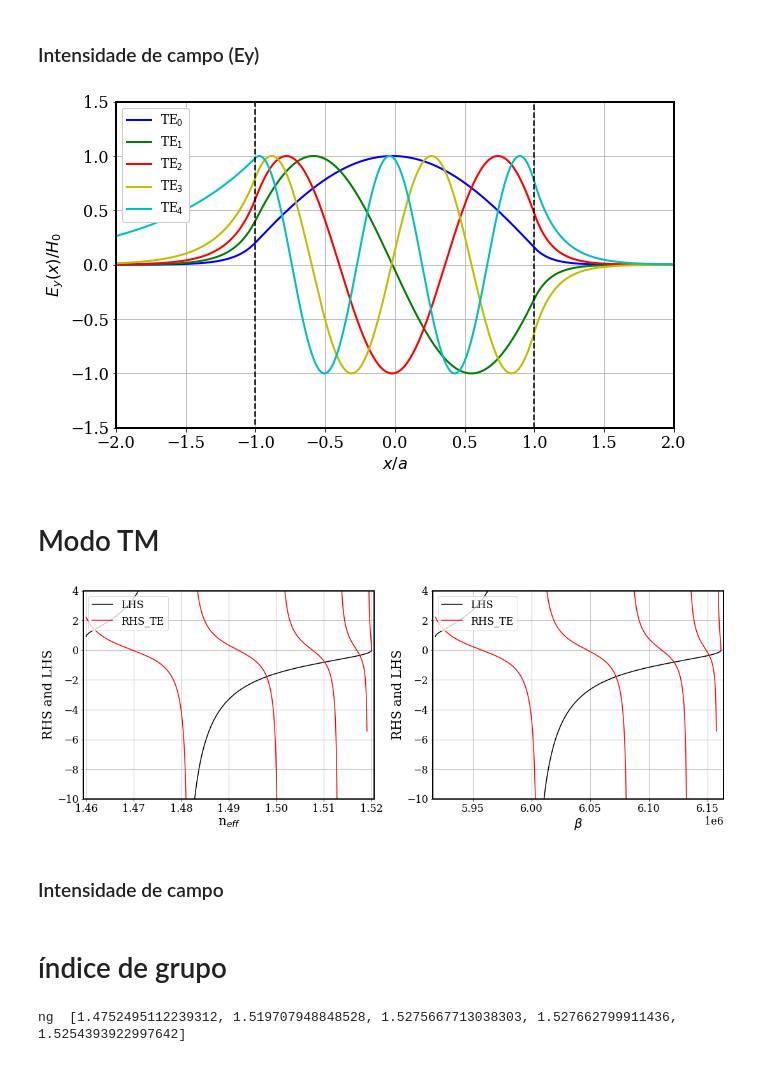
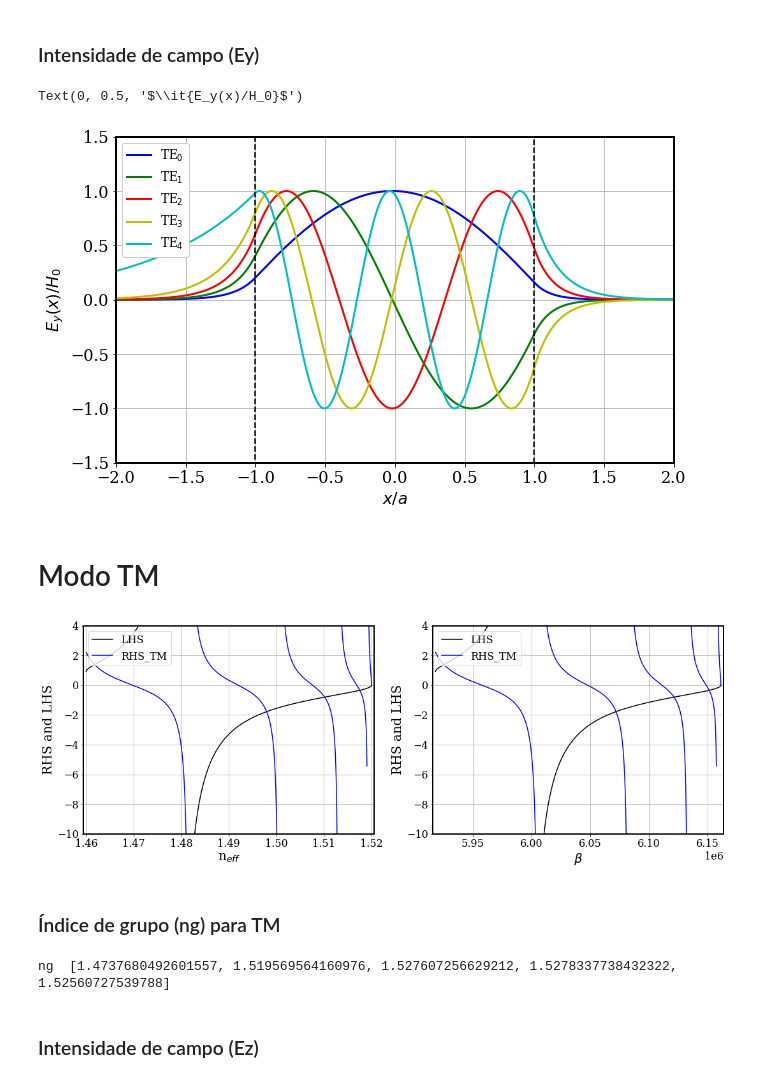
Before and after one commit to CaioRodrigues200/TEEE-2021.1, a Jupyter notebook: Subject Exercises/Exercício 02/Ex2.ipynb, the cells around one changed output. Drawn from its saved outputs; the diff is of its cells as text; code cells hidden in the pictures.

```diff
--- a/Subject Exercises/Exercício 02/Ex2.ipynb
+++ b/Subject Exercises/Exercício 02/Ex2.ipynb
@@ -22,11 +21,15 @@ a = 4e-6
 lmbd = 1550e-9
 c0 = 299792458
 k0 = 2*np.pi/lmbd
+n_diff = nf - ns
+
 pc = (nf**2)/(nc**2)
 ps = (nf**2)/(ns**2)
+
 AbNum = np.sqrt(nf**2-ns**2)
 V = a*k0*AbNum
 delta = (ns**2 - nc**2)/(nf**2 - ns**2)
+
 colors = ['b', 'g', 'r', 'y', 'c', 'blue','k']
 u0 = 4*np.pi*1e-7
 e0 = 1/(u0 * c0**2)
@@ -159,18 +182,15 @@ font3 = {'family' : 'serif',
 figure2 = plt.figure(figsize=(10,6))
 plt.rc('font',**font3)
 
-# Código disponibilizado por Adolfo H.
+# Código altamente baseado no repositório do professor Adolfo H.
 
 Ho = 1
 for i in range(MTE):
     mi.append(omega*np.pi*4e-7/beta_array[i])
     phi = 0.5*(i*np.pi + np.arctan(alc_array[i]/kf_array[i]) - np.arctan(als_array[i]/kf_array[i]))
-    Eyc2 = Ho*omega*mi[i] * 1/alc_array[i] * np.sin(kf_array[i] * a  + phi) * np.exp(-alc_array[i] * (xte2 - a)) # cladding
-    Eyc  = Ho*omega*mi[i] * 1/kf_array[i]  * np.cos(kf_array[i] * xte + phi)  # core
-    Eyc1 = Ho*omega*mi[i] * 1/als_array[i] * np.sin(kf_array[i] * a  - phi) * np.exp(als_array[i] * (xte1 + a)) # substract
-    #Eyc2 = Ho*omega*mi * 1/alcTE[i] * np.sin(kfTE[i] * a  + phi) * np.exp(-alcTE[i] * (xc2 - a)) # cladding
-    #Eyc  = Ho*omega*mi * 1/kfTE[i]  * np.cos(kfTE[i] * xn + phi)  # core
-    #Eyc1 = Ho*omega*mi * 1/alsTE[i] * np.sin(kfTE[i] * a  - phi) * np.exp(alsTE[i] * (xc1 + a)) # substract
+    Eyc2 = Ho*omega*mi[i] * (1/alc_array[i]) * np.sin(kf_array[i] * a  + phi) * np.exp(-alc_array[i] * (xte2 - a)) # cladding
+    Eyc  = Ho*omega*mi[i] * (1/kf_array[i])  * np.cos(kf_array[i] * xte + phi)  # core
+    Eyc1 = Ho*omega*mi[i] * (1/als_array[i]) * np.sin(kf_array[i] * a  - phi) * np.exp(als_array[i] * (xte1 + a)) # substract
     Eyc = np.concatenate([Eyc1,Eyc,Eyc2])
     maxEyc = np.max(Eyc)
     plt.plot(np.concatenate([xte1,xte,xte2])/a, Eyc/maxEyc, label = 'TE$_{%d}$' %(i), linewidth = 2, color = colors[i])
@@ -182,9 +202,8 @@ plt.plot(np.array([1, 1, -1, -1, 1]), np.array([-1.5, 1.5, 1.5, -1.5, -1.5]), 'k
 plt.legend(loc = 'upper left', framealpha = 1, fontsize = 12)
 plt.xlabel(r'$\it{x/a}$')
 plt.ylabel(r'$\it{E_y(x)/H_0}$')
-
-plt.savefig('te_mode_Ey_field.pdf', bbox_inches='tight')
 # %% [output]
+Text(0, 0.5, '$\\it{E_y(x)/H_0}$')
 [figure]
 # %% [markdown]
 # Modo TM
@@ -197,49 +216,50 @@ rightTE[:-1][np.diff(rightTE) < -5] = np.nan    # NaN = Not a Number
 # %%
 font3 = {'family' : 'serif',
         'weight' : 'normal',
         'size'   : 16}
 
 figure1, axs = plt.subplots(1, 2, figsize=(18,6))
 plt.rc('font', **font3)
 plt.rc('axes', linewidth=2)
 
 axs[0].plot(neff, leftTE, label = 'LHS', color = colors[6])
-axs[0].plot(neff, rightTE, label = 'RHS_TE', color = colors[2])
+axs[0].plot(neff, rightTE, label = 'RHS_TM', color = colors[5])
 axs[0].set_xlabel(r'n$_{eff}$', fontsize = 20)
 axs[0].set_ylabel(r'RHS and LHS', fontsize = 20)
-axs[0].set_xlim([ns-(nf-ns)*0.01 , nf+(nf-ns)*0.01])
+axs[0].set_xlim([ns - n_diff*0.01 ,  nf + n_diff*0.01])
 axs[0].set_ylim([-10,4])
 axs[0].legend(loc = 'upper left', fontsize = 16)
 axs[0].grid(True)
 
 axs[1].plot(beta, leftTE, label = 'LHS', color = colors[6])
-axs[1].plot(beta, rightTE, label = 'RHS_TE', color = colors[2])
+axs[1].plot(beta, rightTE, label = 'RHS_TM', color = colors[5])
 axs[1].set_xlabel(r'$\beta$', fontsize = 20)
 axs[1].set_ylabel(r'RHS and LHS', fontsize = 20)
-axs[1].set_xlim([ns*k0-(nf*k0-ns*k0)*0.01 , nf*k0+(nf*k0-ns*k0)*0.01])
+axs[1].set_xlim([ns*k0 - n_diff*k0*0.01 ,  nf*k0 + n_diff*k0*0.01])
 axs[1].set_ylim([-10,4])
 axs[1].legend(loc = 'upper left', fontsize = 16)
 axs[1].grid(True)
 # %% [output]
-[figure, old version]
+[figure, new version]
+# %% [markdown]
+### Índice de grupo (ng) para TM
+# %%
+iterations = 1000
+neff_grafico = np.array([1.4615, 1.497, 1.51, 1.517, 1.519])
+neff_array = np.linspace(ns + 0.001*n_diff,  nf - 0.001*n_diff,  iterations)
+index_Array = ( np.floor( (neff_grafico - ns) / ((nf-ns)/iterations) ) )
+m = 1
+ng = []
+
+b_array = ( ((neff_array*k0)**2 - (k0*ns)**2)/((k0*nf)**2 -(k0*ns)**2) )
+V_array = (m*np.pi + np.arctan(pc*np.sqrt((b_array + delta)/(1 - b_array))) + np.arctan(ps*np.sqrt(b_array/(1 - b_array))))/(2*np.sqrt(1 - b_array))
+lambda_array = (2*np.pi/V_array)*a*AbNum
+
+modes_array = index_Array.astype(int)
+for j in modes_array:
+    ng.append( neff_array[j] - np.gradient(neff_array, lambda_array)[j]*lmbd )
+print('ng = ', ng)
+# %% [output]
+ng  [1.4737680492601557, 1.519569564160976, 1.527607256629212, 1.5278337738432322, 1.52560727539788]
 # %% [markdown]
-### Intensidade de campo
+### Intensidade de campo (Ez)
-# %% [markdown]
-# índice de grupo
-# %%
-iterations = 1000
-neff_grafico = np.array([1.462, 1.498, 1.511, 1.517, 1.519])
-neff_array = np.linspace(ns,nf,iterations)
-index_Array = ( np.floor( (neff_grafico - ns) / ((nf-ns)/iterations) ) )
-ng = []
-
-b_array = ( ((neff_array*k0)**2 - (k0*ns)**2)/((k0*nf)**2 -(k0*ns)**2) )
-V_array = (m*np.pi + np.arctan(np.sqrt((b_array + delta)/(1 - b_array))) + np.arctan(np.sqrt(b_array/(1 - b_array))))/(2*np.sqrt(1 - b_array))
-lambda_array = (2*np.pi/V_array)*a*AbNum
-
-modes_array = index_Array.astype(int)
-for j in modes_array:
-    ng.append( neff_array[j] - np.gradient(neff_array, lambda_array)[j]*lmbd )
-print('ng ', ng)
-# %% [output]
-ng  [1.4752495112239312, 1.519707948848528, 1.5275667713038303, 1.527662799911436, 1.5254393922997642]
```
Also changed, not shown: parts of 10 cells of this notebook, 1 other file.
